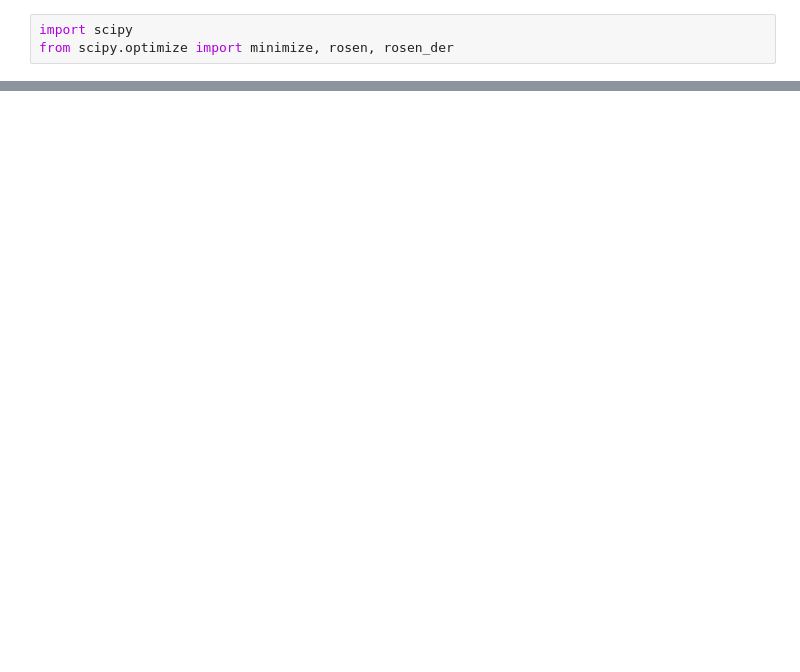
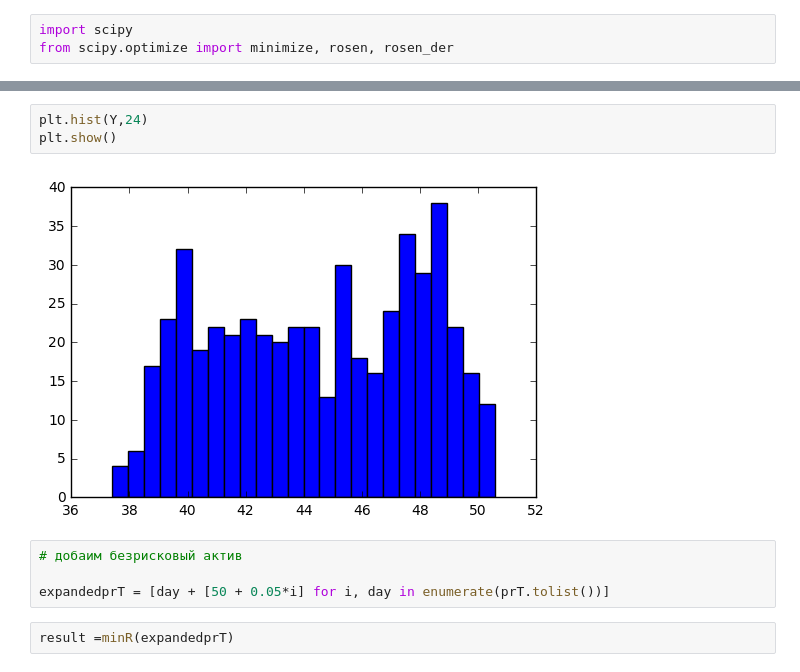
Before and after one commit to mistakemisure/tmp, a Jupyter notebook: Kalyagin_lab3.ipynb, the cells around one changed output, grey strips where cells are left out. Drawn from its saved outputs; the diff is of its cells as text; blank space fills up the shorter version.

```diff
--- a/Kalyagin_lab3.ipynb
+++ b/Kalyagin_lab3.ipynb
@@ -133,0 +158,11 @@ plt.show()
+# %%
+plt.hist(Y,24)
+plt.show()
+# %% [output]
+[figure, added]
+# %%
+# добаим безрисковый актив
+
+expandedprT = [day + [50 + 0.05*i] for i, day in enumerate(prT.tolist())]
+# %%
+result =minR(expandedprT)
```
Also changed, not shown: parts of 16 cells of this notebook.
